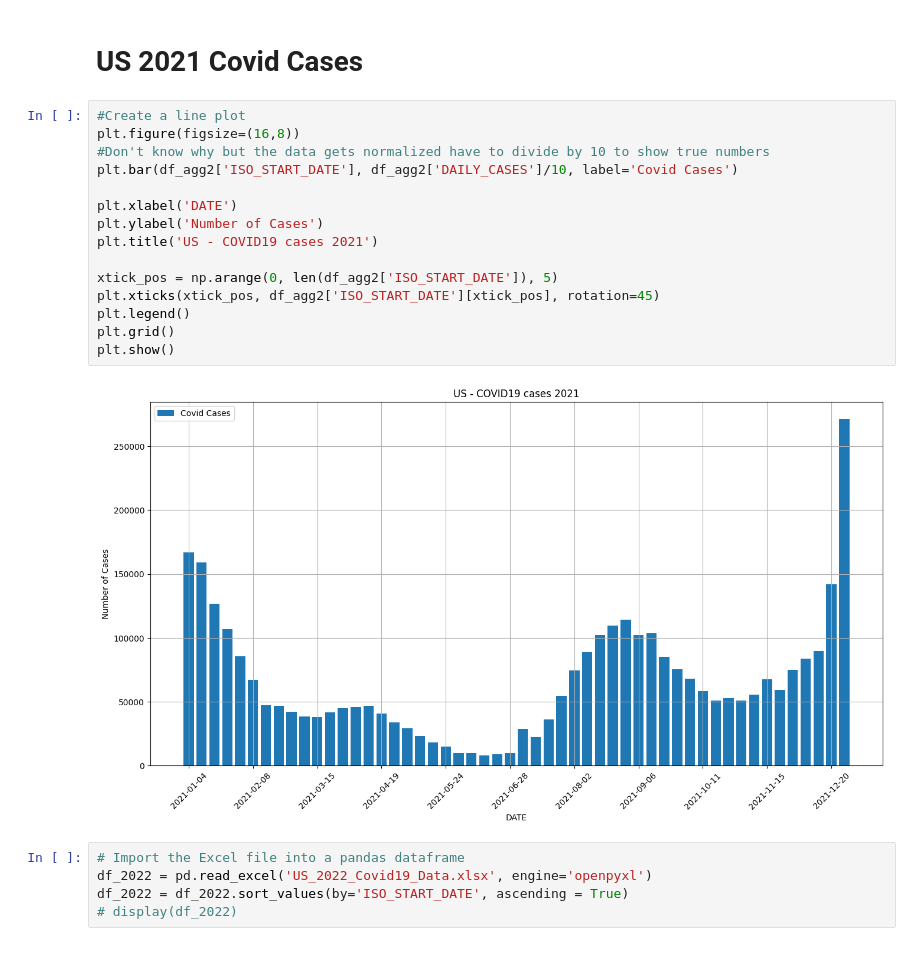
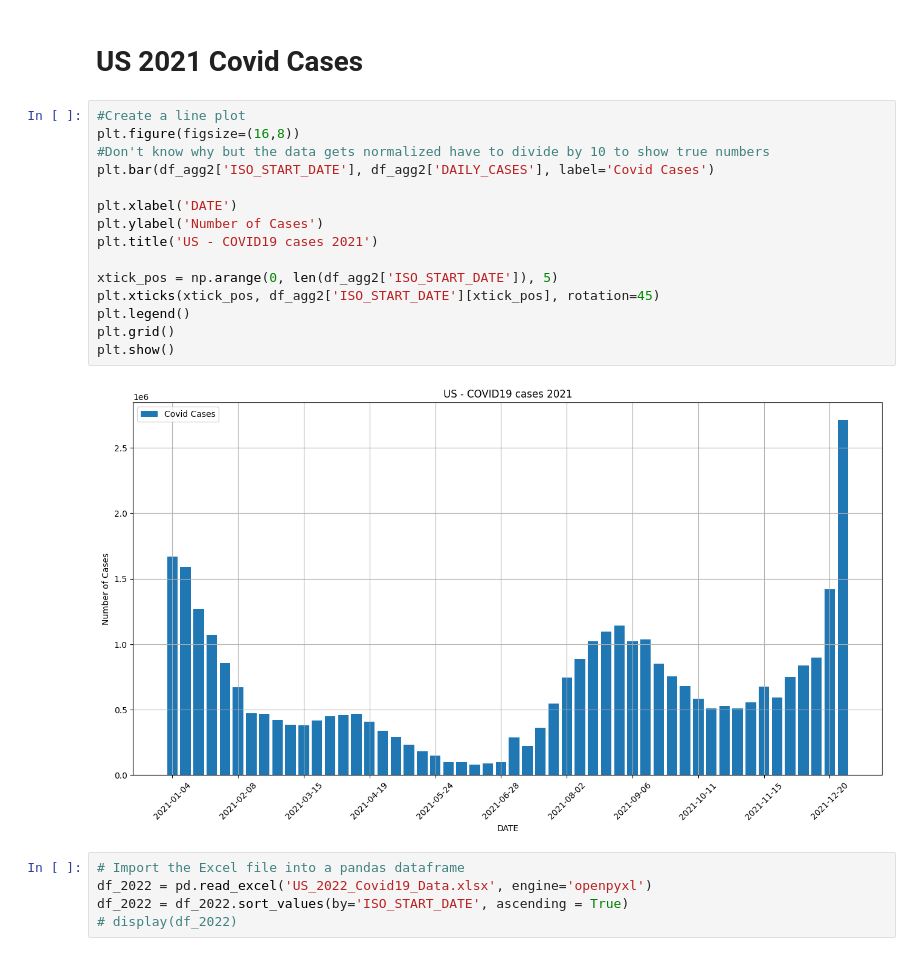
Before and after one commit to jramey2016/Computer-Epi-Project, a Jupyter notebook: US-Data-And-Models/Emperical-Model-US/Covid_Model_US/Subset_Models_Covid_US.ipynb, the cells around one changed output. Saved outputs shown, nothing was run; the diff lists cells and outputs as text.

```diff
--- a/US-Data-And-Models/Emperical-Model-US/Covid_Model_US/Subset_Models_Covid_US.ipynb
+++ b/US-Data-And-Models/Emperical-Model-US/Covid_Model_US/Subset_Models_Covid_US.ipynb
@@ -47,20 +47,20 @@ df_agg2['ISO_START_DATE'] = df_agg2['ISO_START_DATE'].str.split('T').str[0]
 # %%
 #Create a line plot
 plt.figure(figsize=(16,8))
 #Don't know why but the data gets normalized have to divide by 10 to show true numbers
-plt.bar(df_agg2['ISO_START_DATE'], df_agg2['DAILY_CASES']/10, label='Covid Cases')
+plt.bar(df_agg2['ISO_START_DATE'], df_agg2['DAILY_CASES'], label='Covid Cases')
 
 plt.xlabel('DATE')
 plt.ylabel('Number of Cases')
 plt.title('US - COVID19 cases 2021')
 
 xtick_pos = np.arange(0, len(df_agg2['ISO_START_DATE']), 5)
 plt.xticks(xtick_pos, df_agg2['ISO_START_DATE'][xtick_pos], rotation=45)
 plt.legend()
 plt.grid()
 plt.show()
 # %% [output]
-[figure, old version]
+[figure, new version]
 # %%
 # Import the Excel file into a pandas dataframe
 df_2022 = pd.read_excel('US_2022_Covid19_Data.xlsx', engine='openpyxl')
```
Also changed, not shown: parts of 3 cells of this notebook.
